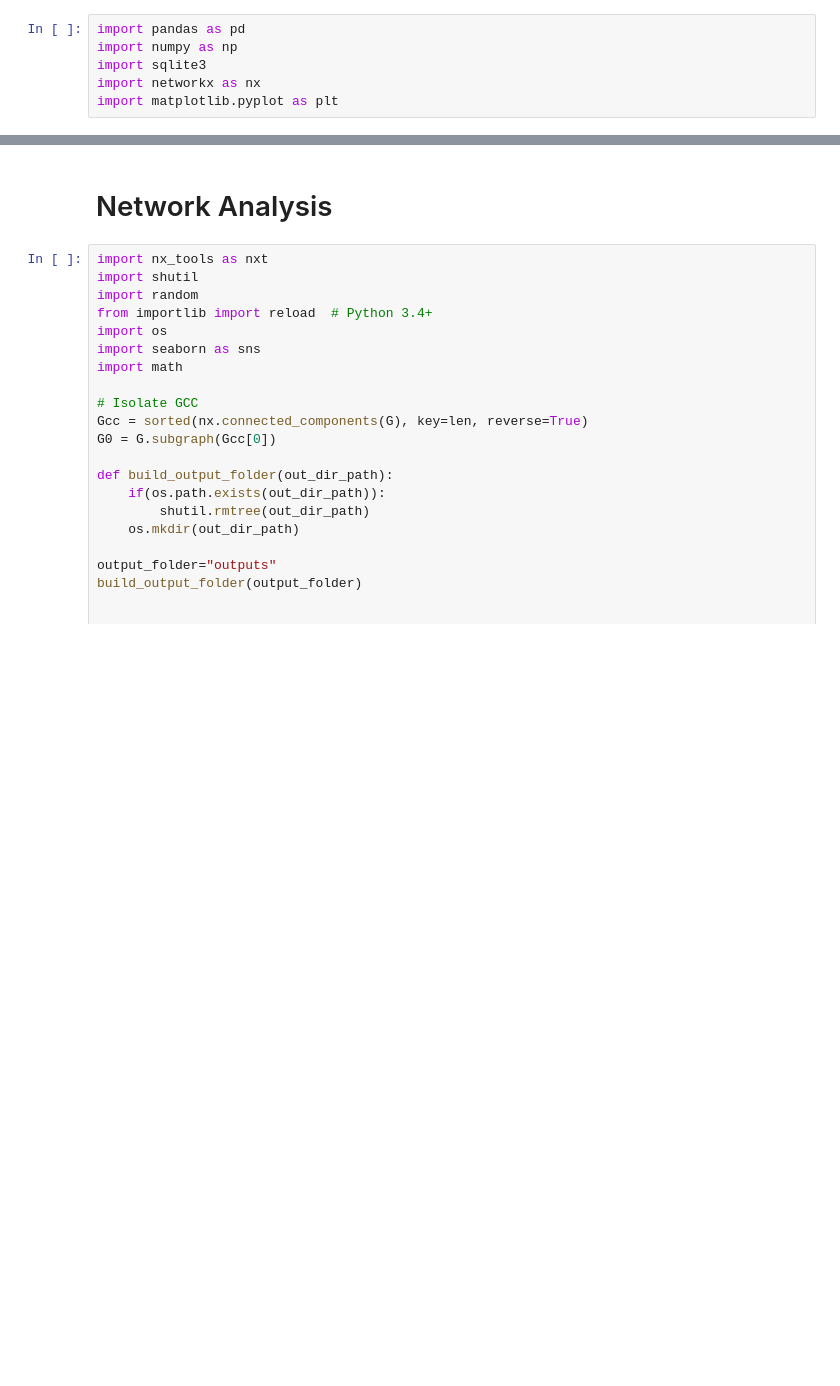
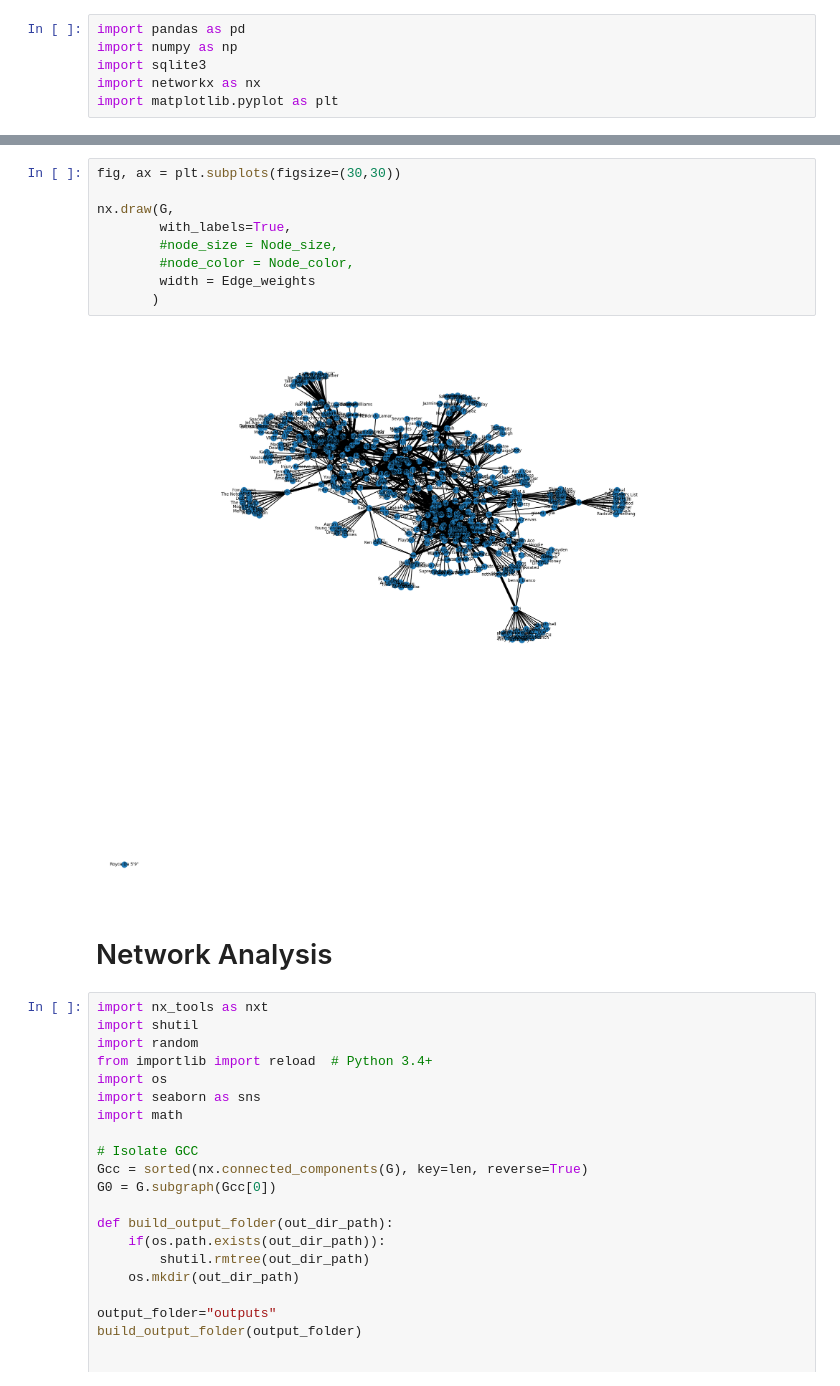
Before and after one commit to mattharding23/ANLY_645_Project, a Jupyter notebook: codes/network_analysis.ipynb, the cells around one changed output, grey strips where cells are left out. Drawn from its saved outputs; the diff is of its cells as text; blank space fills up the shorter version.

```diff
--- a/codes/network_analysis.ipynb
+++ b/codes/network_analysis.ipynb
@@ -88,3 +89,14 @@ ValueError: s must be a scalar, or float array-like with the same size as x and
+# %%
+fig, ax = plt.subplots(figsize=(30,30))
+
+nx.draw(G,
+        with_labels=True,
+        #node_size = Node_size,
+        #node_color = Node_color,
+        width = Edge_weights
+       )
+# %% [output]
+[figure, added]
 # %% [markdown]
 # Network Analysis
 # %%
```
Also changed, not shown: parts of 9 cells of this notebook, 21 other files.
